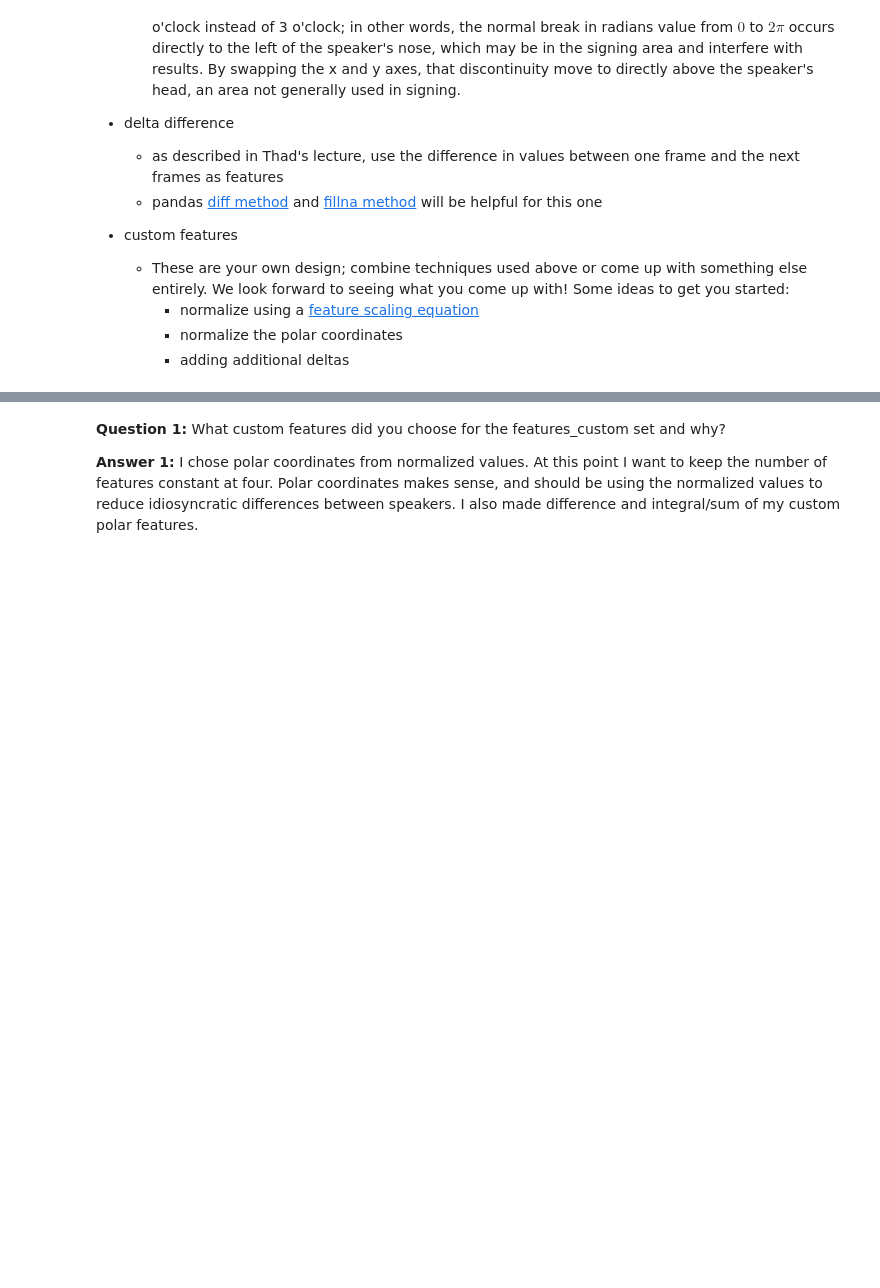
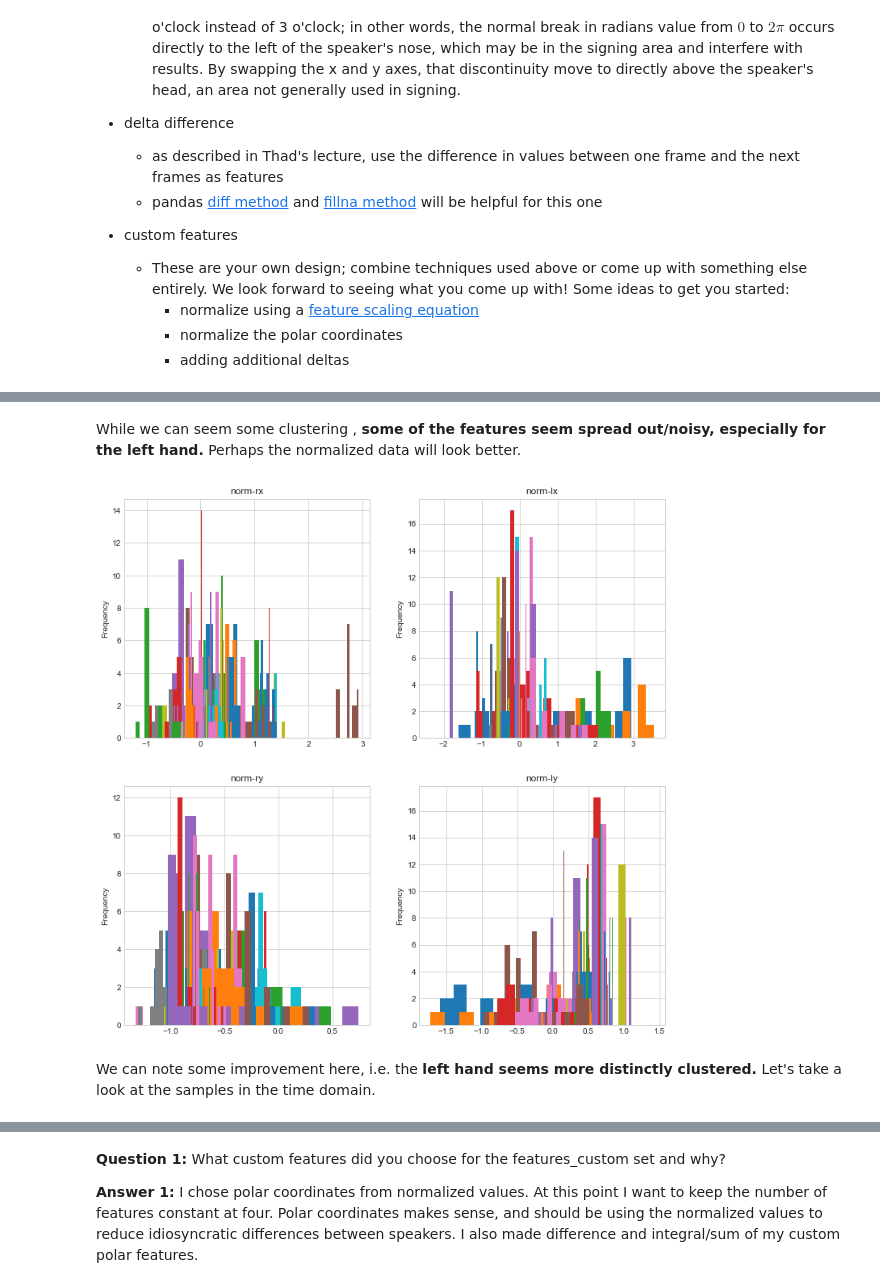
Before and after one commit to markovchainsmoker/AIND-Recognizer, a Jupyter notebook: asl_recognizer.ipynb, the cells around one changed output, grey strips where cells are left out. Cells and saved outputs as stored; diff of their text form; code cells hidden in the pictures; blank space fills up the shorter version.

```diff
--- a/asl_recognizer.ipynb
+++ b/asl_recognizer.ipynb
@@ -258,0 +252,9 @@ fig_kde=make_kde(,figsize=(12,12))
+# %% [markdown]
+While we can seem some clustering , **some of the features seem spread out/noisy, especially for the left hand.** Perhaps the normalized data will look better.
+# %%
+fig=utils.make_histogram(samples['norm'][words[0]])
+# %% [output]
+[figure, added]
+# %% [markdown]
+We can note some improvement here, i.e. the **left hand seems more distinctly clustered.**
+Let's take a look at the samples in the time domain.
```
Also changed, not shown: parts of 50 cells of this notebook.
